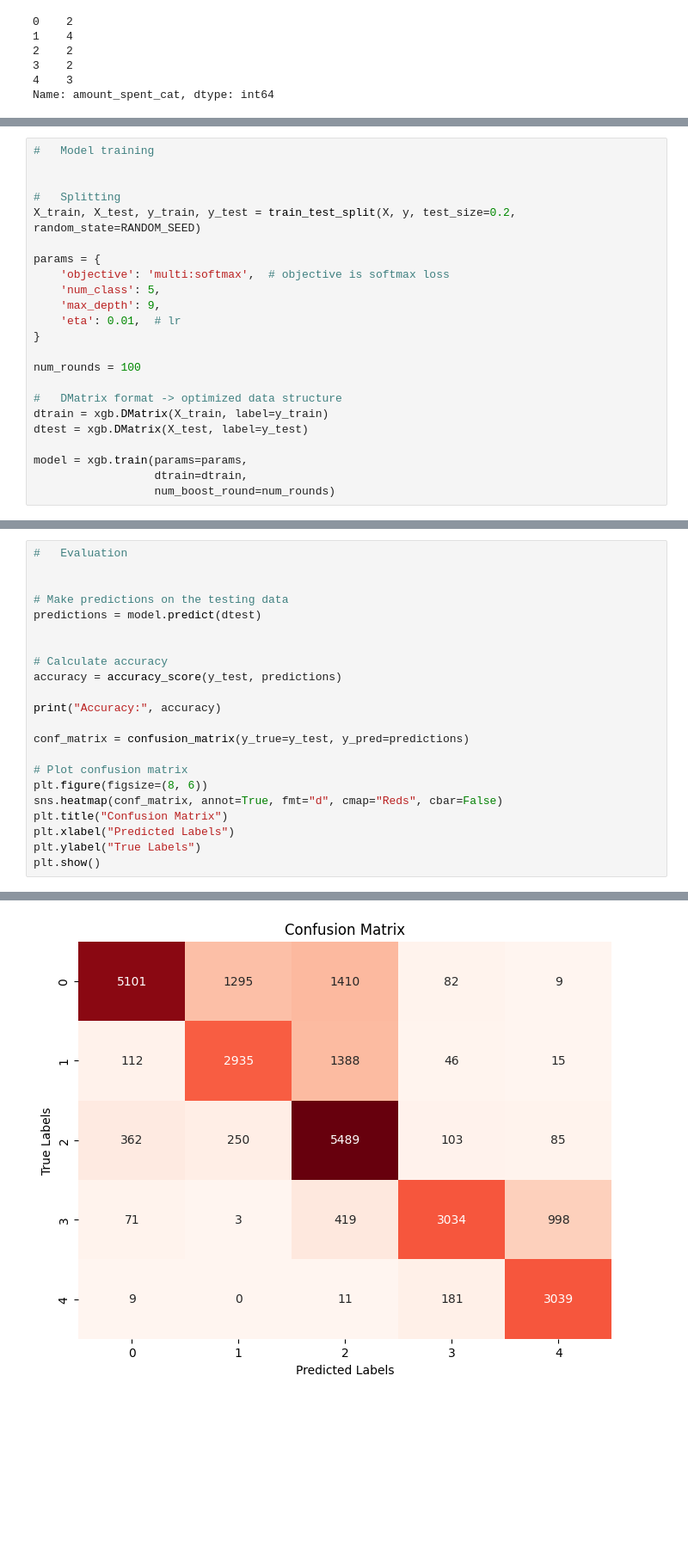
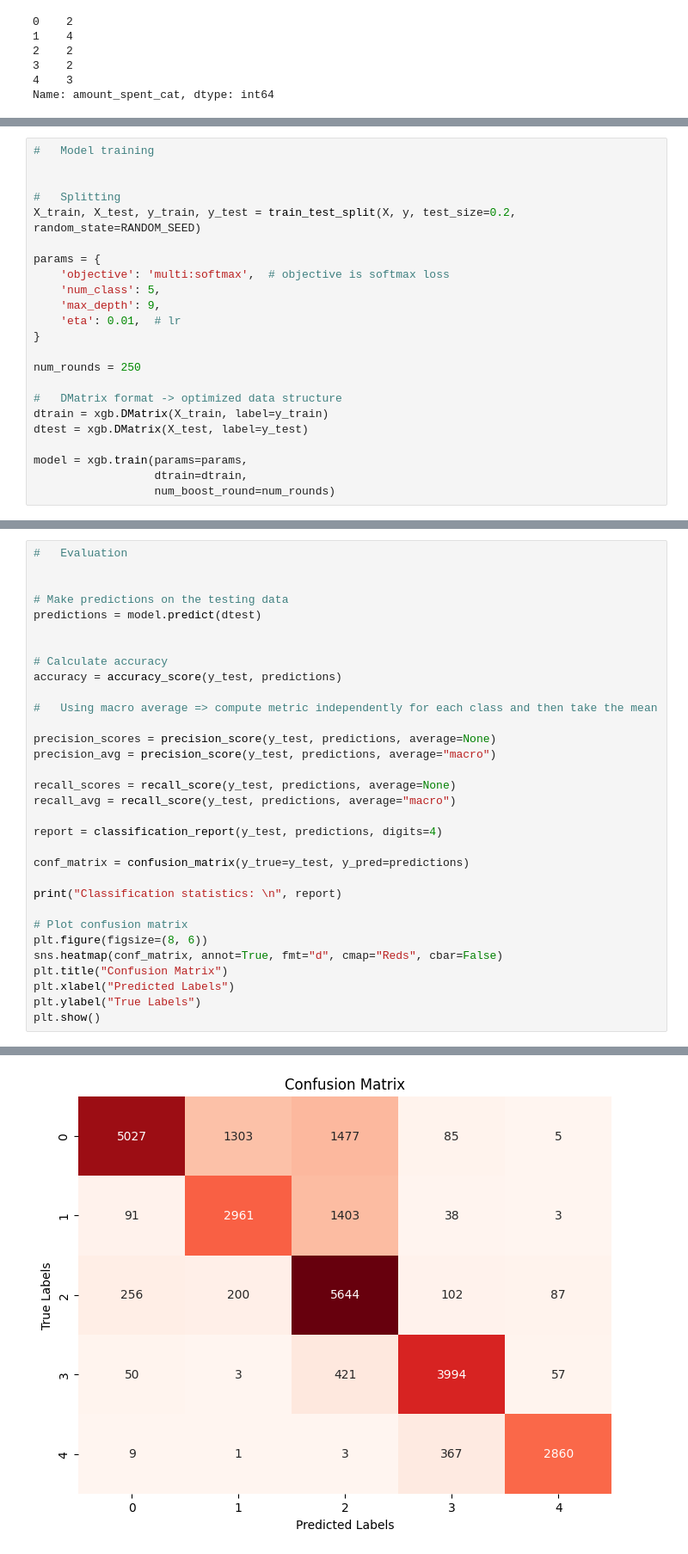
Before and after one commit to lexej/airport-recommendation, a Jupyter notebook: airport_recommenation.ipynb, the cells around one changed output, grey strips where cells are left out. Shown at 86% size. Saved outputs shown, nothing was run; the diff lists cells and outputs as text; blank space fills up the shorter version.

Commit message:
model hyperparams tuning and evaluation metrics

```diff
--- a/airport_recommenation.ipynb
+++ b/airport_recommenation.ipynb
@@ -343,7 +348,7 @@ params = {
     'eta': 0.01,  # lr
 }
 
-num_rounds = 100
+num_rounds = 250
 
 #   DMatrix format -> optimized data structure
 dtrain = xgb.DMatrix(X_train, label=y_train)
@@ -363,9 +370,19 @@ predictions = model.predict(dtest)
 # Calculate accuracy
 accuracy = accuracy_score(y_test, predictions)
 
-print("Accuracy:", accuracy)
+#   Using macro average => compute metric independently for each class and then take the mean
+
+precision_scores = precision_score(y_test, predictions, average=None)
+precision_avg = precision_score(y_test, predictions, average="macro")
+
+recall_scores = recall_score(y_test, predictions, average=None)
+recall_avg = recall_score(y_test, predictions, average="macro")
+
+report = classification_report(y_test, predictions, digits=4)
 
 conf_matrix = confusion_matrix(y_true=y_test, y_pred=predictions)
+
+print("Classification statistics: \n", report)
 
 # Plot confusion matrix
 plt.figure(figsize=(8, 6))
@@ -379 +407 @@ Accuracy: 0.7410292282678564
-[figure, old version]
+[figure, new version]
```
Also changed, not shown: parts of 5 cells of this notebook.
